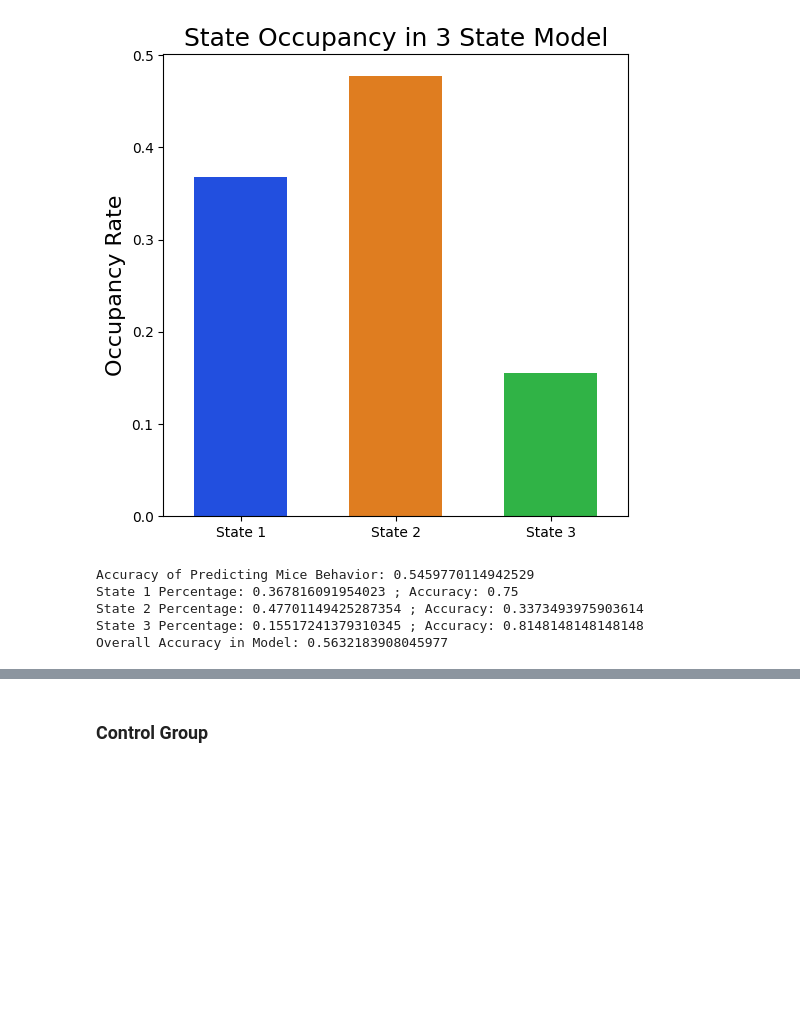
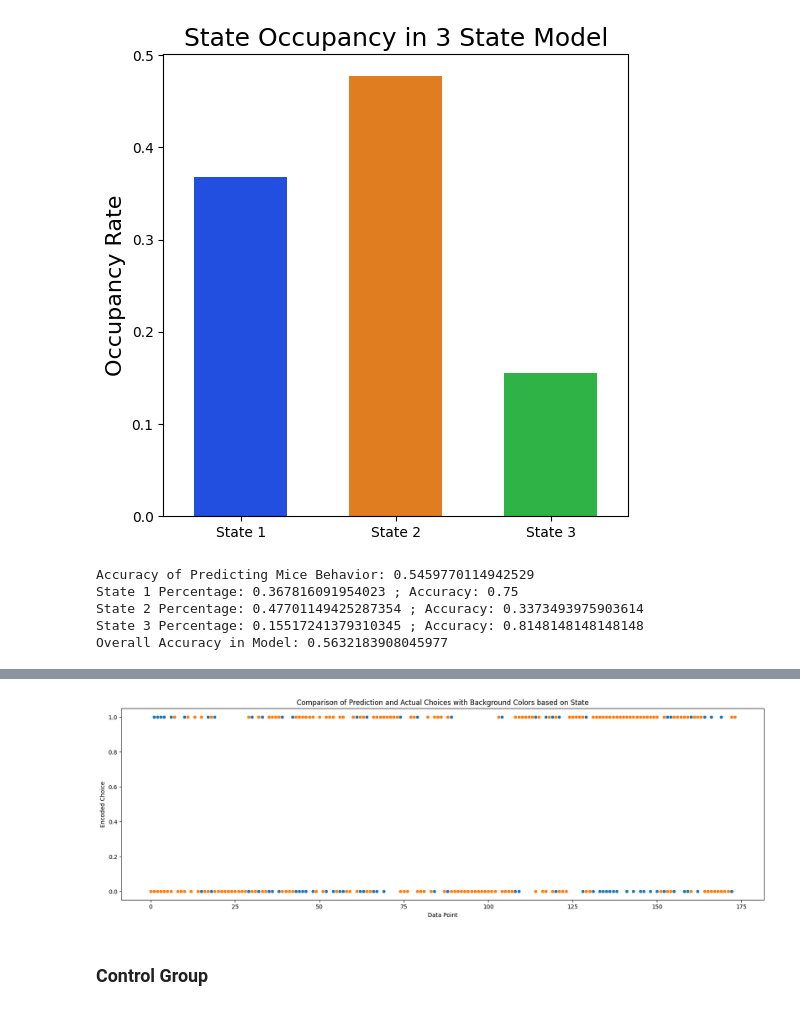
Before and after one commit to ftlabucsd/FEDUPP, a Jupyter notebook: HMM-GLM/GLM-HMM.ipynb, the cells around one changed output, grey strips where cells are left out. Drawn from its saved outputs; the diff is of its cells as text; code cells hidden in the pictures; blank space fills up the shorter version.

```diff
--- a/HMM-GLM/GLM-HMM.ipynb
+++ b/HMM-GLM/GLM-HMM.ipynb
@@ -76,3 +104,23 @@ result
+# %%
+df = result.copy()
+df['Pred_Choice'] = df['Pred_Choice'].map({'Left': 0, 'Right': 1})
+df['Actual_Choice'] = df['Actual_Choice'].map({'Left': 0, 'Right': 1})
+
+# Set up the background colors based on the 'Pred_State' column
+state_colors = {1: 'lightblue', 2: 'lightgreen', 3: 'lightcoral'}
+
+# Plot the data
+plt.figure(figsize=(20, 6))
+sns.scatterplot(x=df.index, y='Pred_Choice', data=df)
+sns.scatterplot(x=df.index, y='Actual_Choice', data=df)
+plt.title('Comparison of Prediction and Actual Choices with Background Colors based on State')
+plt.xlabel('Data Point')
+plt.ylabel('Encoded Choice')
+
+# Show the plot
+plt.show()
+# %% [output]
+[figure, added]
 # %% [markdown]
 ### Control Group
 # %%
```
Also changed, not shown: parts of 4 cells of this notebook, 2 other files.
